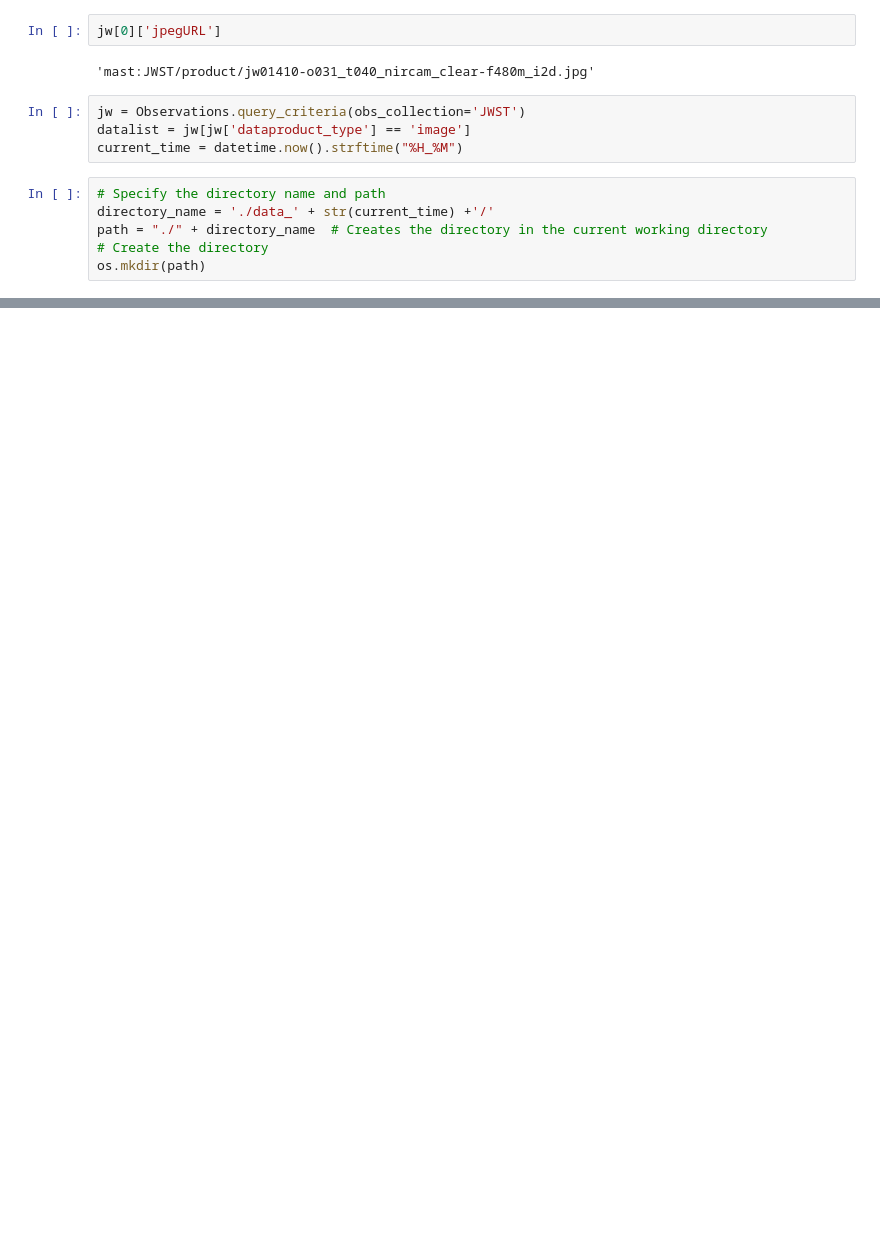
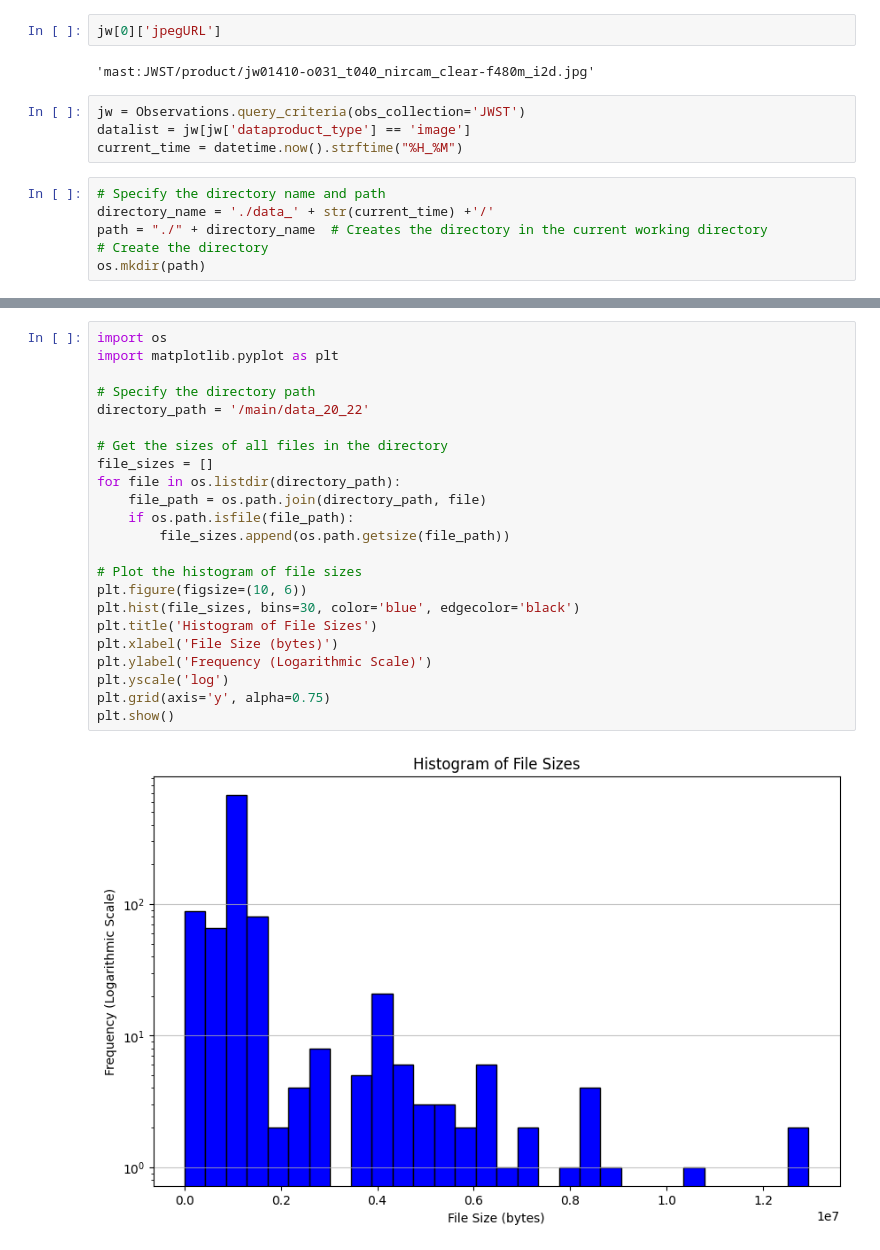
Before and after one commit to perindom/HWOsim, a Jupyter notebook: AccessingData.ipynb, the cells around one changed output, grey strips where cells are left out. Drawn from its saved outputs; the diff is of its cells as text; blank space fills up the shorter version.

```diff
--- a/AccessingData.ipynb
+++ b/AccessingData.ipynb
@@ -95,3 +136,28 @@ Row index=0
 | intentType | obs_collection | provenance_name | instrument_name | project | filters | wavelength_region | target_name | ... |
 | str11 | str4 | str7 | str14 | str4 | str25 | str8 | str31 | ... |
 | calibration | JWST | CALJWST | NIRCAM/IMAGE | JWST | F480M | Infrared | LOS-TARGET-NIRCAM | ... |
+# %%
+import os
+import matplotlib.pyplot as plt
+
+# Specify the directory path
+directory_path = '/main/data_20_22'
+
+# Get the sizes of all files in the directory
+file_sizes = []
+for file in os.listdir(directory_path):
+    file_path = os.path.join(directory_path, file)
+    if os.path.isfile(file_path):
+        file_sizes.append(os.path.getsize(file_path))
+
+# Plot the histogram of file sizes
+plt.figure(figsize=(10, 6))
+plt.hist(file_sizes, bins=30, color='blue', edgecolor='black')
+plt.title('Histogram of File Sizes')
+plt.xlabel('File Size (bytes)')
+plt.ylabel('Frequency (Logarithmic Scale)')
+plt.yscale('log')
+plt.grid(axis='y', alpha=0.75)
+plt.show()
+# %% [output]
+[figure, added]
```
Also changed, not shown: parts of 9 cells of this notebook, 2 other files.
